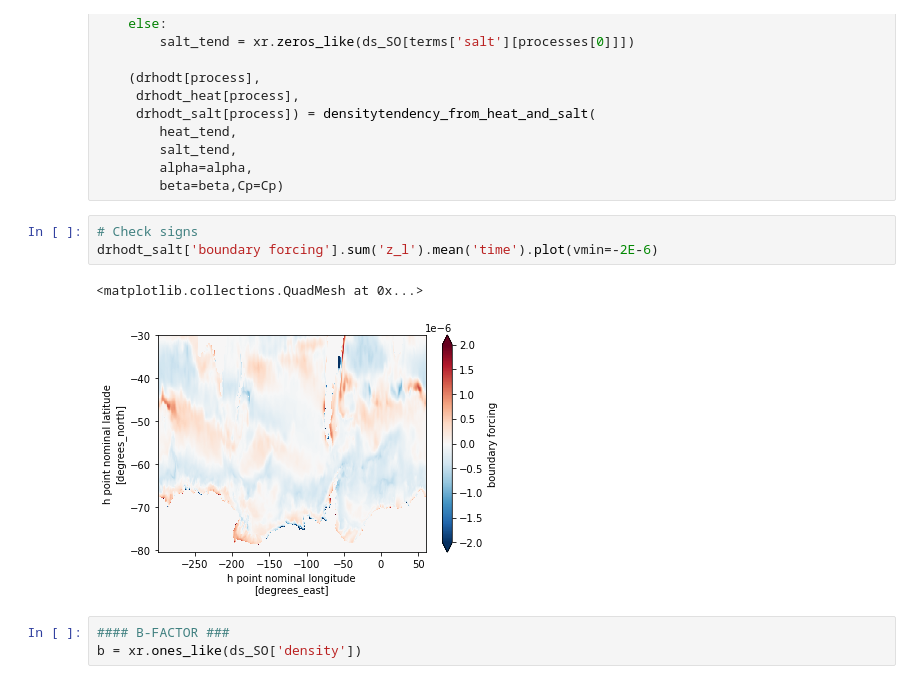
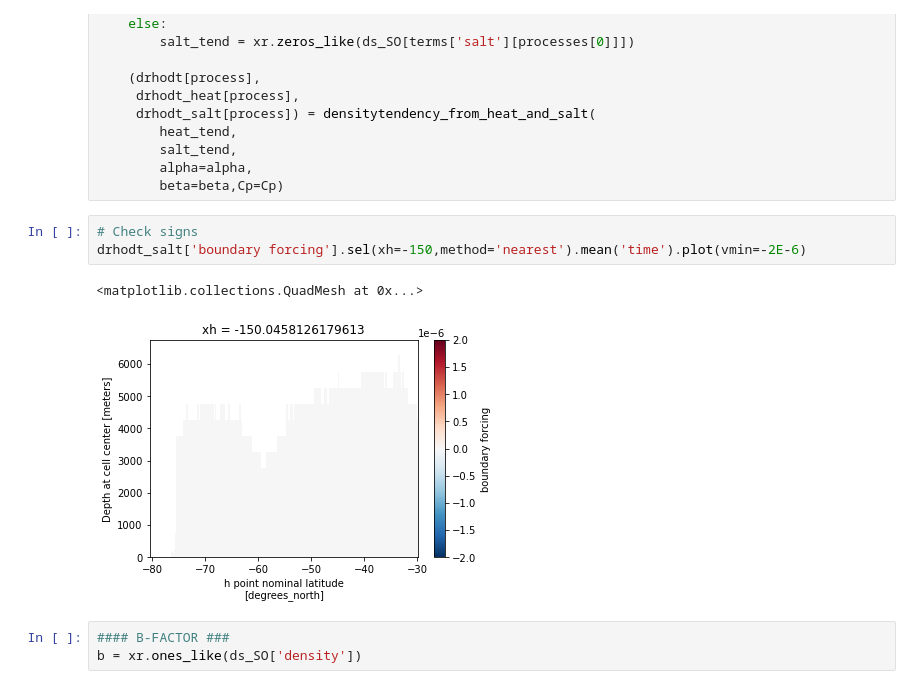
Before and after one commit to gmacgilchrist/so_decadal_variability, a Jupyter notebook: notebooks/so_decadal-variability_OM4-JRA.ipynb, the cells around one changed output. Cells and saved outputs as stored; diff of their text form.

```diff
--- a/notebooks/so_decadal-variability_OM4-JRA.ipynb
+++ b/notebooks/so_decadal-variability_OM4-JRA.ipynb
@@ -232,10 +239,10 @@ for process in processes:
         beta=beta,Cp=Cp)
 # %%
 # Check signs
-drhodt_salt['boundary forcing'].sum('z_l').mean('time').plot(vmin=-2E-6)
+drhodt_salt['boundary forcing'].sel(xh=-150,method='nearest').mean('time').plot(vmin=-2E-6)
 # %% [output]
 <matplotlib.collections.QuadMesh at 0x...>
-[figure, old version]
+[figure, new version]
 # %%
 #### B-FACTOR ###
 b = xr.ones_like(ds_SO['density'])
```
Also changed, not shown: parts of 11 cells of this notebook.
